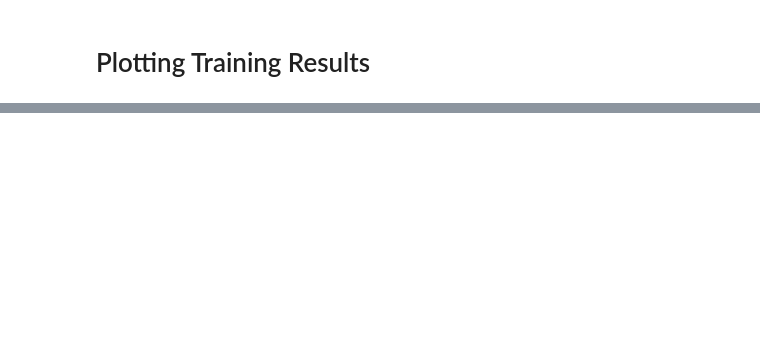
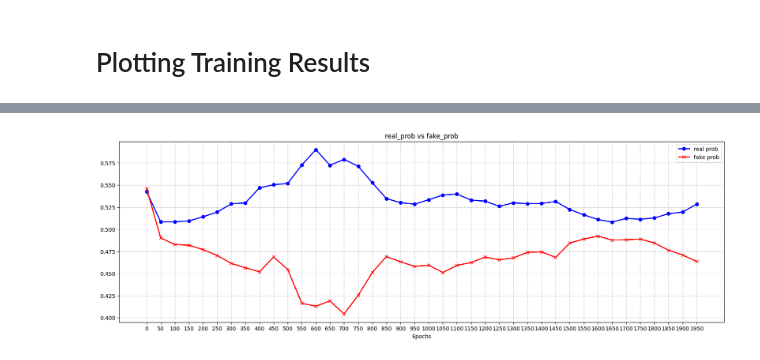
Before and after one commit to valeriacerciello/uzh-masters-project, a Jupyter notebook: MAGAIL MPE Simple Speaker Listener.ipynb, the cells around one changed output, grey strips where cells are left out. Saved outputs shown, nothing was run; the diff lists cells and outputs as text; code cells hidden in the pictures; blank space fills up the shorter version.

```diff
--- a/MAGAIL MPE Simple Speaker Listener.ipynb
+++ b/MAGAIL MPE Simple Speaker Listener.ipynb
@@ -760,0 +869,37 @@ plt.show()
+# %%
+def plot_real_fake_prob(real_loss, fake_loss, title):
+    plt.figure(figsize=(20, 6))
+
+    # Compute windowed means for every 50 epochs (non-overlapping)
+    window_size = 50
+    real_loss_means = [np.mean(real_loss[i:i+window_size])
+                    for i in range(0, len(real_loss), window_size)]
+    # Prepend the first original value as per request
+    real_loss_means[0] = real_loss[0]
+
+    fake_loss_means = [np.mean(fake_loss[i:i+window_size])
+                    for i in range(0, len(fake_loss), window_size)]
+    # Prepend the first original value as per request
+    fake_loss_means[0] = fake_loss[0]
+
+    # Plot the original data in a lighter color
+    # plt.plot(array, label="Original Data", alpha=0.4, color='gray', marker='o')
+
+    # Plot the window-averaged data
+    plt.plot(range(0, len(real_loss_means) * window_size, window_size), real_loss_means, color='blue', marker='o', label="real prob", linewidth=2)
+    plt.plot(range(0, len(fake_loss_means) * window_size, window_size), fake_loss_means, color='red',  marker='x', label="fake prob", linewidth=2)
+
+    # Customize the plot
+    plt.xlabel('Epochs')
+    plt.title(title)
+    plt.grid(True, linestyle='--', alpha=0.7)
+    plt.legend()
+    plt.xticks(epochs)  # Show epoch numbers on x-axis
+
+    # Display the plot
+    plt.show()
+
+
+plot_real_fake_prob(all_disc_real_prob, all_disc_fake_prob, "real_prob vs fake_prob")
+# %% [output]
+[figure, added]
```
Also changed, not shown: parts of 14 cells of this notebook.
